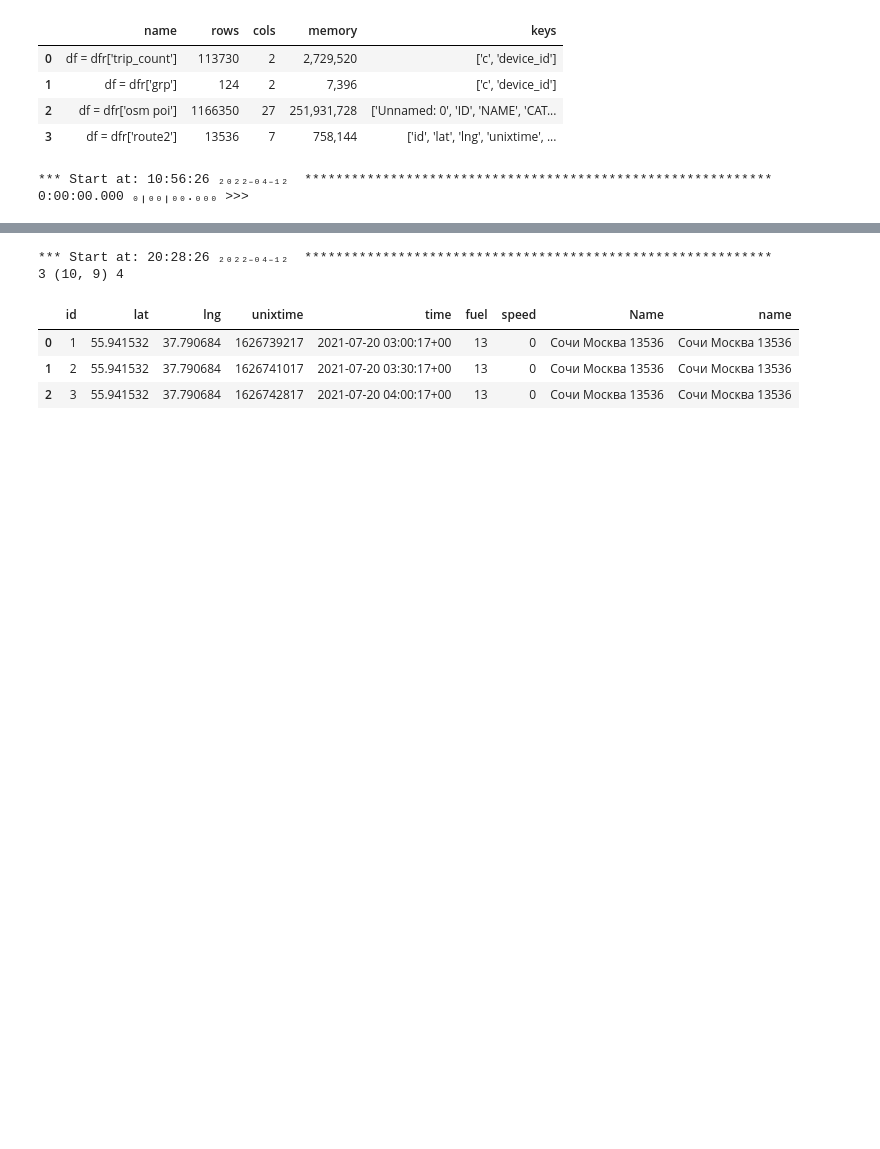
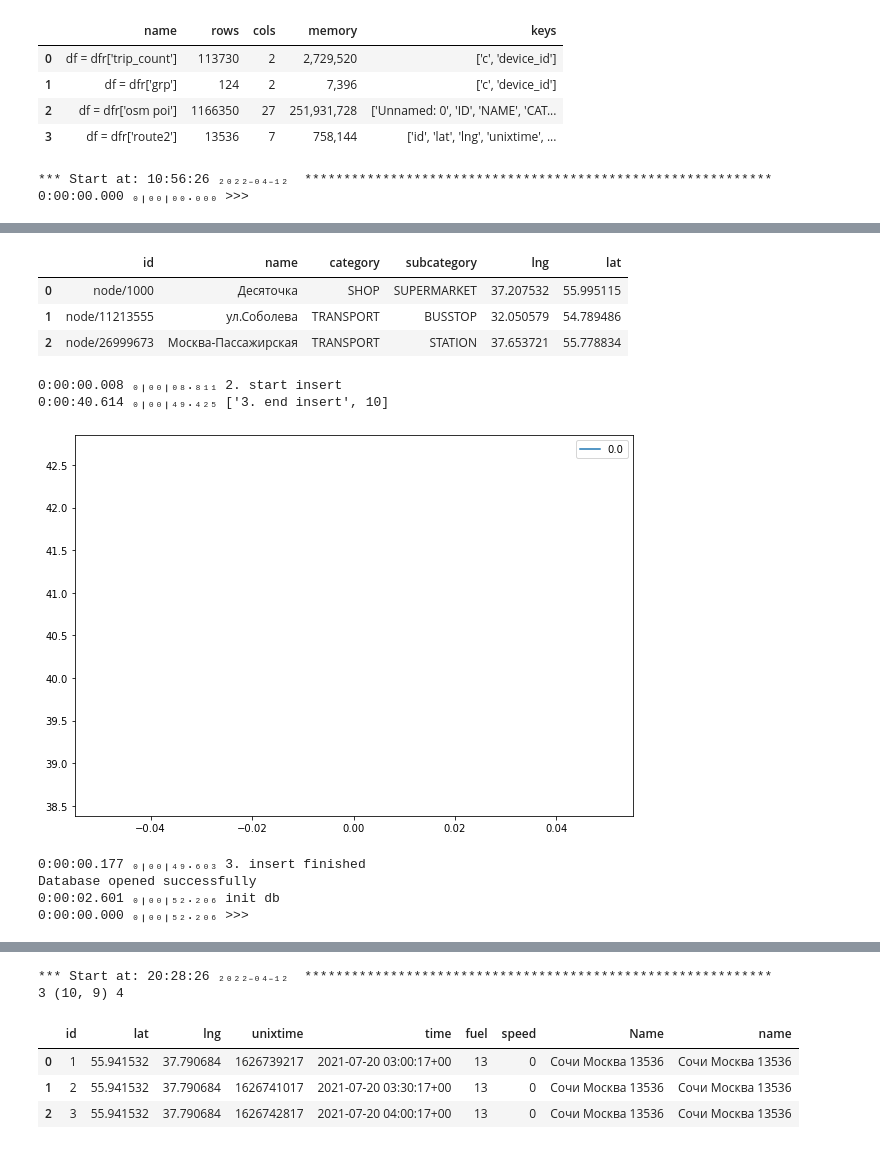
Before and after one commit to codeup1054/jnlab, a Jupyter notebook: 10.POI.ipynb, the cells around one changed output, grey strips where cells are left out. Cells and saved outputs as stored; diff of their text form; code cells hidden in the pictures; blank space fills up the shorter version.

```diff
--- a/10.POI.ipynb
+++ b/10.POI.ipynb
@@ -337,10 +310,0 @@ df_out
-# %%
-df_out = (dflap.pivot_table(index=['chunk'], columns='lap', values='t')
-            .rename_axis(columns=None)
-         ).reset_index()
-
-
-# df_out.to_csv("df_out.csv", sep='\t')
-
-
-df_out.loc[:, ~df_out.columns.isin(['chunk',''])][:11].plot(figsize=(20,9))
@@ -361,29 +322,28 @@ tm()
 
 fname = r'C:\_dev\jupyter_notebook\jnlab\prj\poi\2021-12-18\russia_poi\russia_poi.csv'
 
-columns = [ 'ID',
-            'CATEGORY',
-            'SUBCATEGORY',
-            'NAME',
-            'LON',
-            'LAT'
-          ]
+columns = { 'ID':'id',
+            'NAME':'name',
+            'CATEGORY':'category',
+            'SUBCATEGORY':'subcategory',
+            'LON':'lng',
+            'LAT':'lat'
+          }
 
 # usecols=columns,
 
-df = dfr['osm poi'] = pd.read_csv(fname, sep='|', usecols=columns,  nrows = 10000000 )
+df = dfr['osm poi'] = pd.read_csv(fname, sep='|', usecols=columns.keys(),  nrows = 10000000 )
 
-df.columns = df.columns.str.lower()
+df = df.rename(columns=columns)
 
 tm(['1. read poi', df.count()])
 
-db_sql([create_poi_table])
+
 
 
 engine = create_engine('postgresql://postgres:pdA!007dmin@localhost:5432/poi')
 
 
-# df = df [tcols]
 disp(df[:3])
 
 
@@ -392,18 +352,15 @@ dflap = pd.DataFrame(columns=['chunk','t','lap'])
 
 tm('2. start insert')
 
-for lap in range(0,5):
+for lap in range(0,1):
     dflist = []
 
-    for chs in range(0,10):
+    for chs in range(10,11):
         start_lap = time.time()
         df.to_sql("poi", engine, if_exists='replace', chunksize = 2**chs)
         tm(['3. end insert', chs])
-#         dflist.append()
         delt_lap = time.time() - start_lap
         dflap.loc[len(dflap)] = [chs,delt_lap,lap]
-#     dflap.to_csv("tlap.csv", index=False)
-
 
     df_out = (dflap.pivot_table(index=['chunk'], columns='lap', values='t')
                 .rename_axis(columns=None)
@@ -413,18 +370,21 @@ for lap in range(0,5):
     df_out.loc[:, df_out.columns != 'chunk'].plot(figsize=(10,7))
     plt.show()
 
-tm('>>>')
+tm('3. insert finished')
 
 
-'''
-0:06:10.663 ₁╷₃₂╷₂₂.₀₀₉ ['3. end insert', 0]
-0:04:07.985 ₁╷₃₆╷₂₉.₉₉₅ ['3. end insert', 1]
-0:02:31.768 ₁╷₃₉╷₀₁.₇₆₄ ['3. end insert', 2]
-0:01:42.915 ₁╷₄₀╷₄₄.₆₇₉ ['3. end insert', 3]
-0:01:19.081 ₁╷₄₂╷₀₃.₇₆₁ ['3. end insert', 4]
-0:01:03.305 ₁╷₄₃╷₀₇.₀₆₈ ['3. end insert', 5]
-0:00:54.726 ₁╷₄₄╷₀₁.₇₉₄ ['3. end insert', 6]
-0:00:48.531 ₁╷₄₄╷₅₀.₃₂₇ ['3. end insert', 7]
-0:00:51.377 ₁╷₄₅╷₄₁.₇₀₅ ['3. end insert', 8]
-0:00:45.825 ₁╷₄₆╷₂₇.₅₃₀ ['3. end insert', 9]
-'''
+ix_poi_lat = '''CREATE INDEX ix_poi_lat
+    ON public.poi USING btree
+    (lat ASC NULLS LAST)
+    TABLESPACE pg_default;'''
+
+ix_poi_lng = '''CREATE INDEX ix_poi_lng
+    ON public.poi USING btree
+    (lng ASC NULLS LAST)
+    TABLESPACE pg_default;'''
+
+db_sql([ix_poi_lat,ix_poi_lng])
+
+
+tm('>>>')
+# %% [output]
@@ -430,0 +399,11 @@ tm('>>>')
+|  | id | name | category | subcategory | lng | lat |
+| 0 | node/1000 | Десяточка | SHOP | SUPERMARKET | 37.207532 | 55.995115 |
+| 1 | node/11213555 | ул.Соболева | TRANSPORT | BUSSTOP | 32.050579 | 54.789486 |
+| 2 | node/26999673 | Москва-Пассажирская | TRANSPORT | STATION | 37.653721 | 55.778834 |
+0:00:00.008 ₀╷₀₀╷₀₈.₈₁₁ 2. start insert
+0:00:40.614 ₀╷₀₀╷₄₉.₄₂₅ ['3. end insert', 10]
+[figure, added]
+0:00:00.177 ₀╷₀₀╷₄₉.₆₀₃ 3. insert finished
+Database opened successfully
+0:00:02.601 ₀╷₀₀╷₅₂.₂₀₆ init db
+0:00:00.000 ₀╷₀₀╷₅₂.₂₀₆ >>>
```
Also changed, not shown: parts of 11 cells of this notebook.
